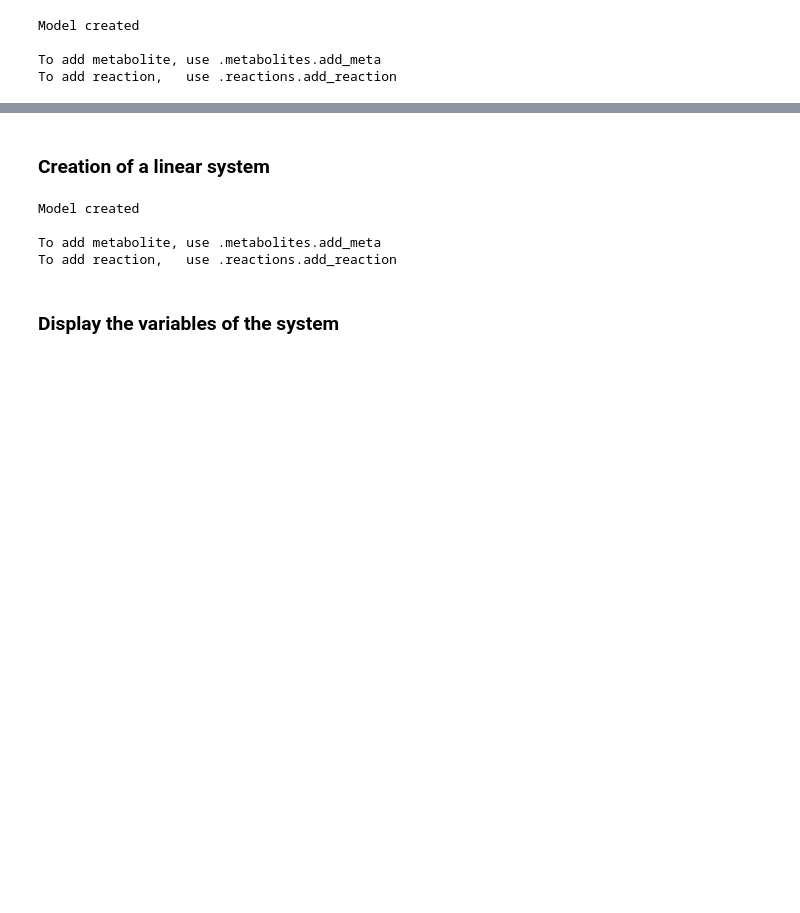
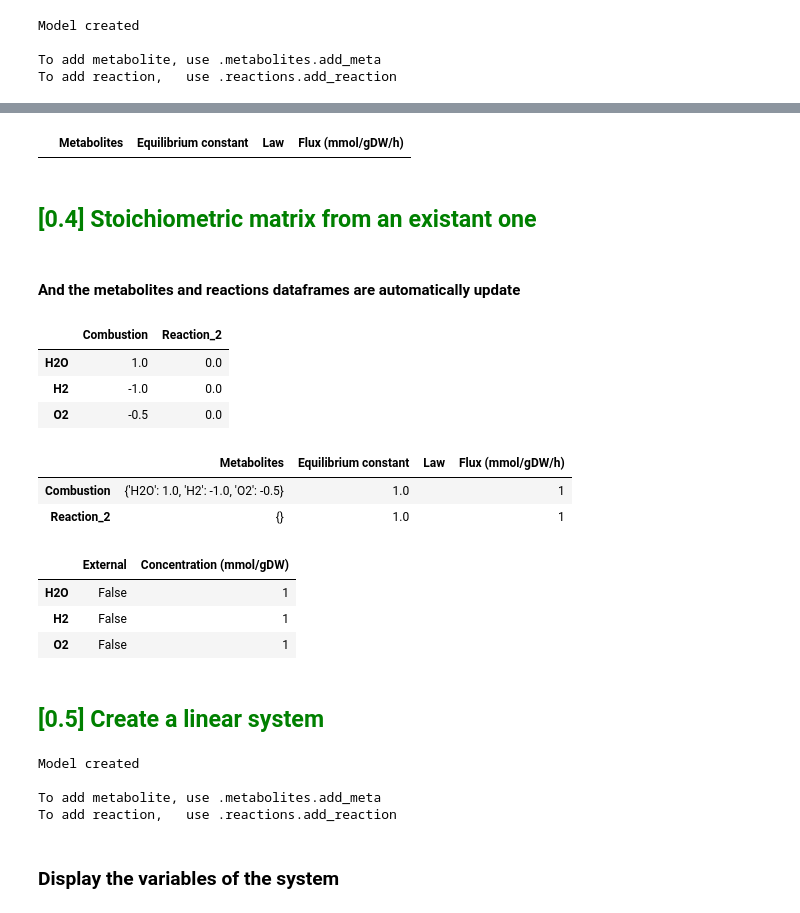
Before and after one commit to tuturax/BadAss, a Jupyter notebook: test_class.ipynb, the cells around one changed output, grey strips where cells are left out. Drawn from its saved outputs; the diff is of its cells as text; code cells hidden in the pictures; blank space fills up the shorter version.

```diff
--- a/test_class.ipynb
+++ b/test_class.ipynb
@@ -13,0 +73,7 @@ To add reaction,   use .reactions.add_reaction
+# %%
+momo.reactions.remove(name="combustion")
+momo.reactions.df
+# %% [output]
+|  | Metabolites | Equilibrium constant | Law | Flux (mmol/gDW/h) |
+# %% [markdown]
+## <font color='green'> [0.4] Stoichiometric matrix from an existant one </font>
@@ -14,5 +89,27 @@ To add reaction,   use .reactions.add_reaction
+# %% [markdown]
+#### And the metabolites and reactions dataframes are automatically update
+# %%
+momo.Stoichio_matrix
+# %% [output]
+|  | Combustion | Reaction_2 |
+| H2O | 1.0 | 0.0 |
+| H2 | -1.0 | 0.0 |
+| O2 | -0.5 | 0.0 |
+# %%
+momo.reactions.df
+# %% [output]
+|  | Metabolites | Equilibrium constant | Law | Flux (mmol/gDW/h) |
+| Combustion | {'H2O': 1.0, 'H2': -1.0, 'O2': -0.5} | 1.0 |  | 1 |
+| Reaction_2 | {} | 1.0 |  | 1 |
+# %%
+momo.metabolites.df
+# %% [output]
+|  | External | Concentration (mmol/gDW) |
+| H2O | False | 1 |
+| H2 | False | 1 |
+| O2 | False | 1 |
 # %% [markdown]
-### Creation of a linear system
+## <font color='green'> [0.5] Create a linear system </font>
 # %%
 momo.creat_linear(4)
 # %% [output]
```
Also changed, not shown: parts of 25 cells of this notebook, 3 other files.
